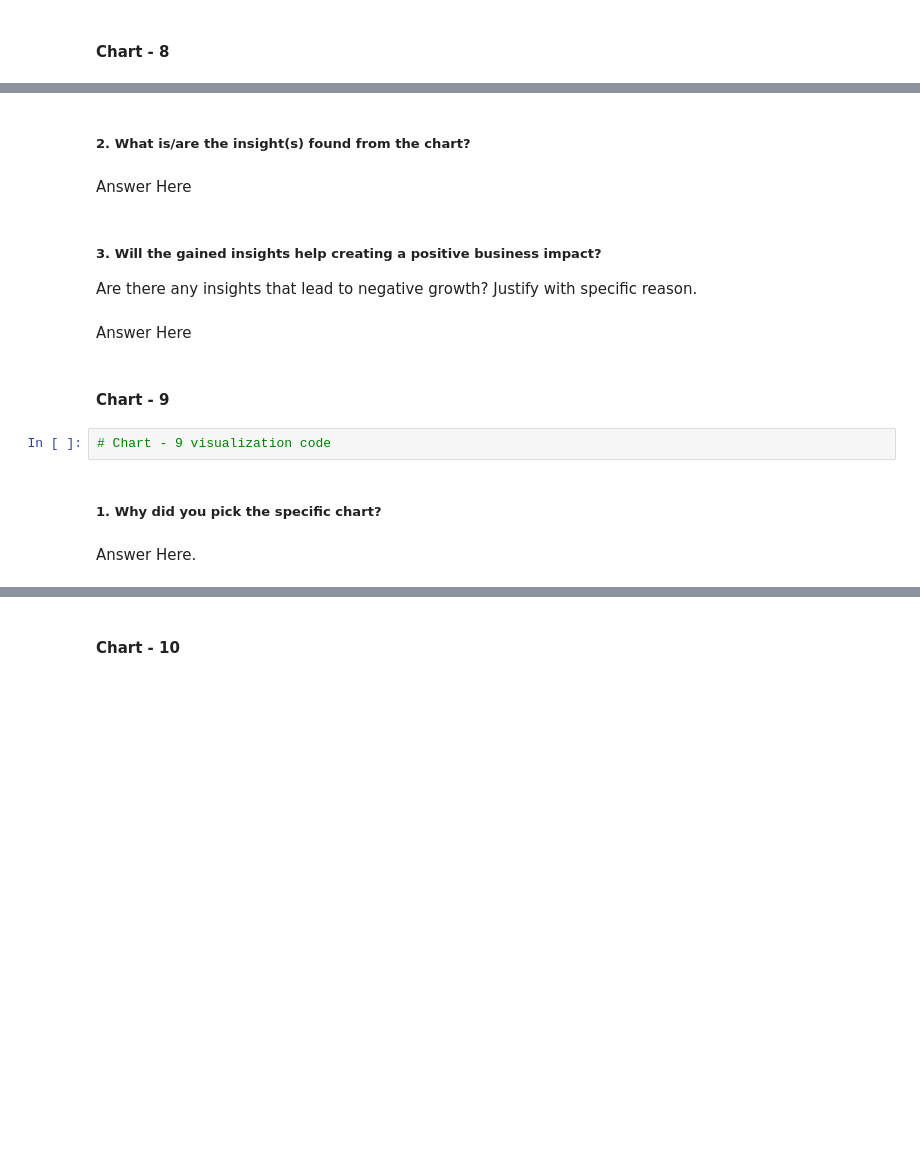
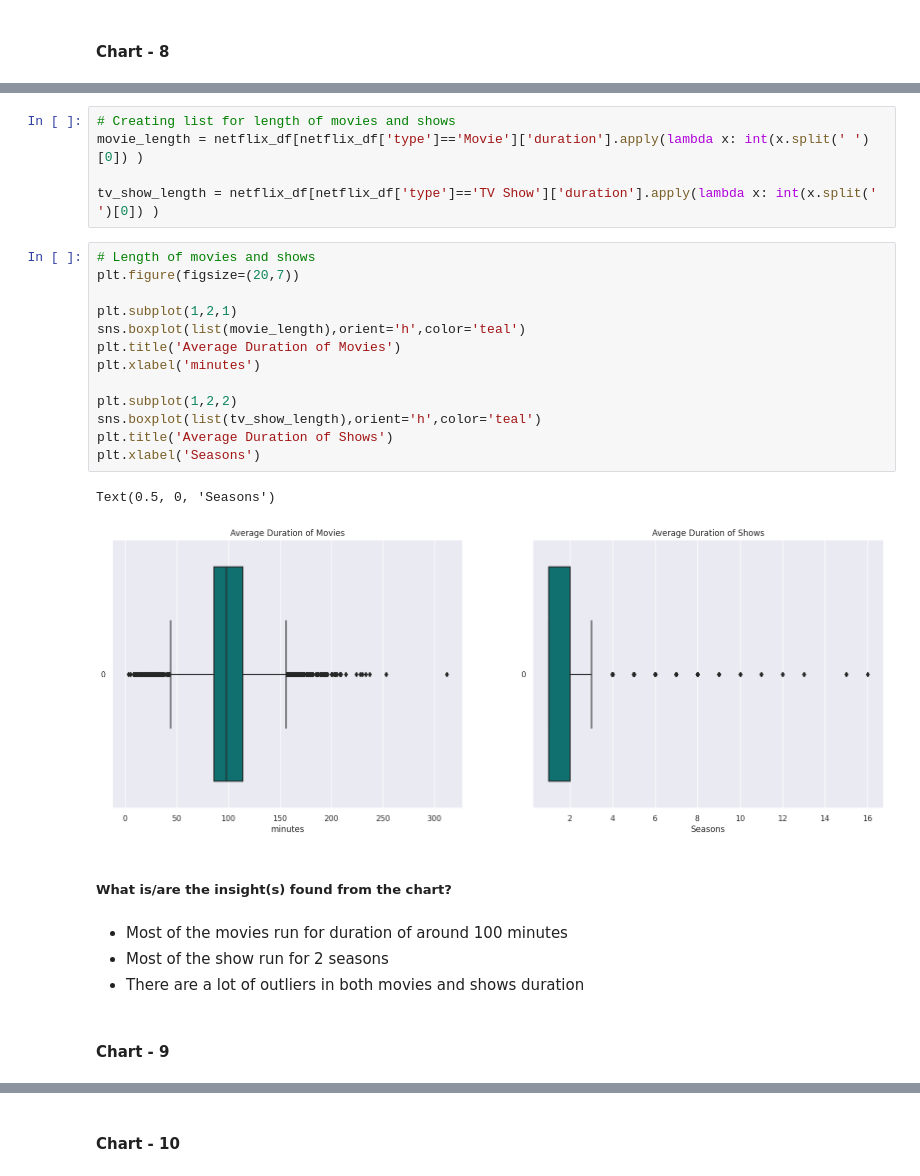
Before and after one commit to sidpatondikar/Capstone-Netflix-Movies-and-TV-Shows-Clustering, a Jupyter notebook: Netflix_movies_tvshow_clustering_final.ipynb, the cells around one changed output, grey strips where cells are left out. Drawn from its saved outputs; the diff is of its cells as text; blank space fills up the shorter version.

```diff
--- a/Netflix_movies_tvshow_clustering_final.ipynb
+++ b/Netflix_movies_tvshow_clustering_final.ipynb
@@ -438,17 +450,29 @@ Answer Here.
+# %%
+# Creating list for length of movies and shows
+movie_length = netflix_df[netflix_df['type']=='Movie']['duration'].apply(lambda x: int(x.split(' ')[0]) )
+
+tv_show_length = netflix_df[netflix_df['type']=='TV Show']['duration'].apply(lambda x: int(x.split(' ')[0]) )
+# %%
+# Length of movies and shows
+plt.figure(figsize=(20,7))
+
+plt.subplot(1,2,1)
+sns.boxplot(list(movie_length),orient='h',color='teal')
+plt.title('Average Duration of Movies')
+plt.xlabel('minutes')
+
+plt.subplot(1,2,2)
+sns.boxplot(list(tv_show_length),orient='h',color='teal')
+plt.title('Average Duration of Shows')
+plt.xlabel('Seasons')
+# %% [output]
+Text(0.5, 0, 'Seasons')
+[figure, added]
 # %% [markdown]
-##### 2. What is/are the insight(s) found from the chart?
+##### What is/are the insight(s) found from the chart?
-# %% [markdown]
-Answer Here
-# %% [markdown]
-##### 3. Will the gained insights help creating a positive business impact?
-Are there any insights that lead to negative growth? Justify with specific reason.
-# %% [markdown]
-Answer Here
+# %% [markdown]
+- Most of the movies run for duration of around 100 minutes
+- Most of the show run for 2 seasons
+- There are a lot of outliers in both movies and shows duration
 # %% [markdown]
 #### Chart - 9
-# %%
-# Chart - 9 visualization code
-# %% [markdown]
-##### 1. Why did you pick the specific chart?
-# %% [markdown]
-Answer Here.
```
Also changed, not shown: parts of 79 cells of this notebook.
